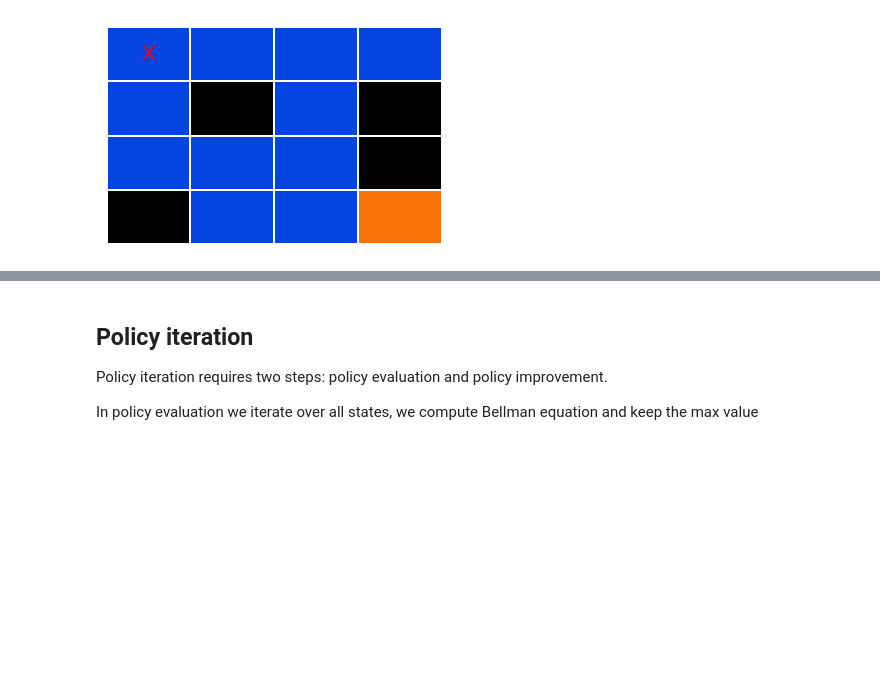
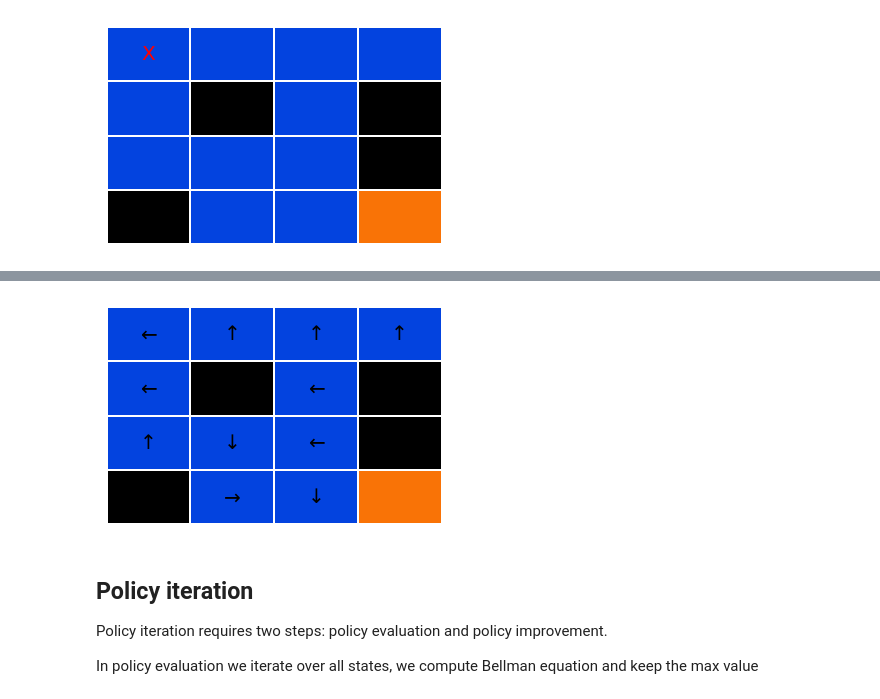
Before and after one commit to ademenet/move_37, a Jupyter notebook: week2/gridworld_solution.ipynb, the cells around one changed output, grey strips where cells are left out. Drawn from its saved outputs; the diff is of its cells as text; code cells hidden in the pictures; blank space fills up the shorter version.

```diff
--- a/week2/gridworld_solution.ipynb
+++ b/week2/gridworld_solution.ipynb
@@ -138,3 +86,14 @@ array([0.        , 0.        , 0.        , 0.        , 0.        ,
+# %%
+def get_policy_from_values(V, discount_factor=0.99):
+    pi = np.zeros(env.env.nS)
+    for s in range(env.env.nS):
+        pi[s] = np.argmax(get_expected_values(env, s, V, discount_factor))
+    return pi
+# %%
+pi = get_policy_from_values(V)
+week2_utils.plotPath(pi, env)
+# %% [output]
+[figure, added]
 # %% [markdown]
 ## Policy iteration
 
```
Also changed, not shown: parts of 14 cells of this notebook.
